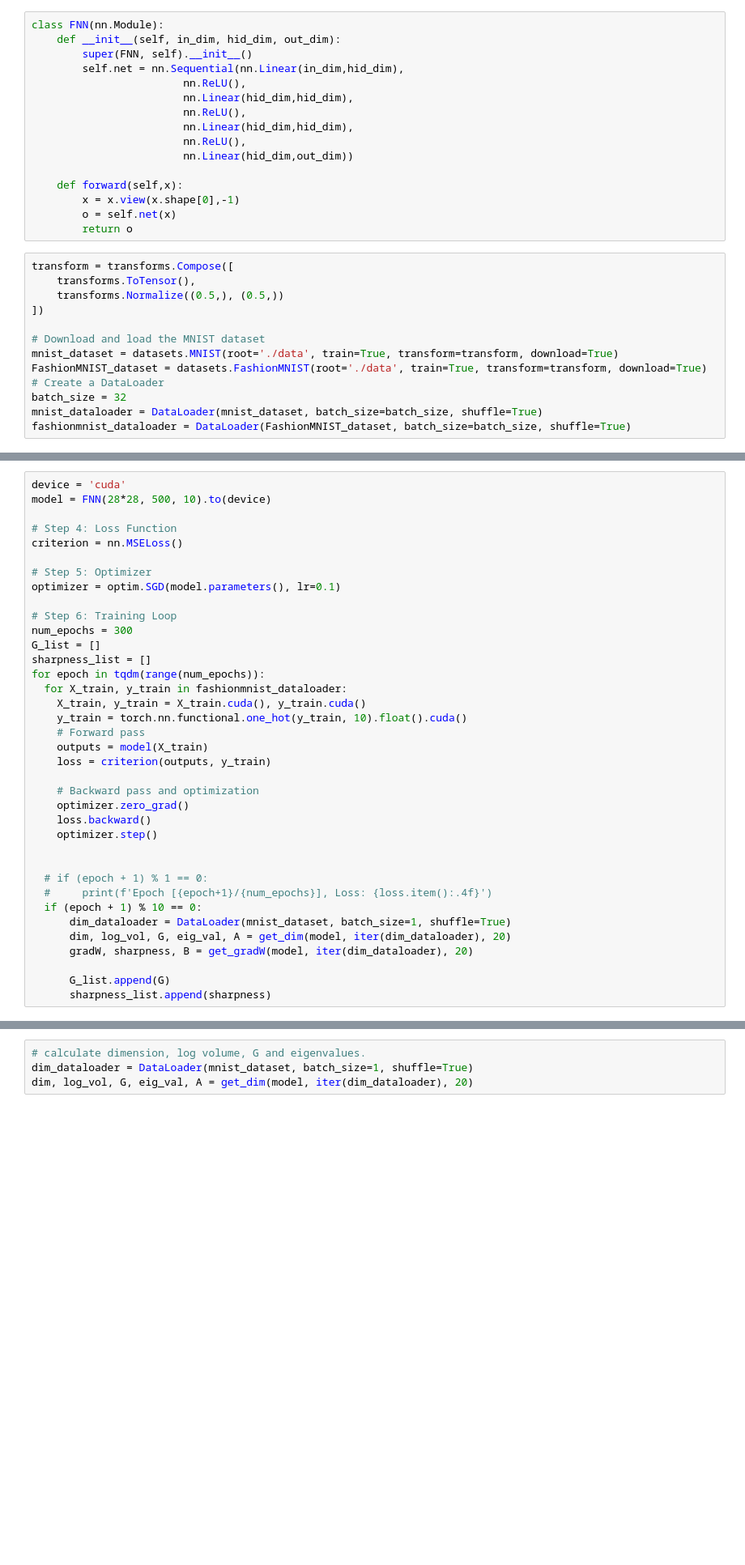
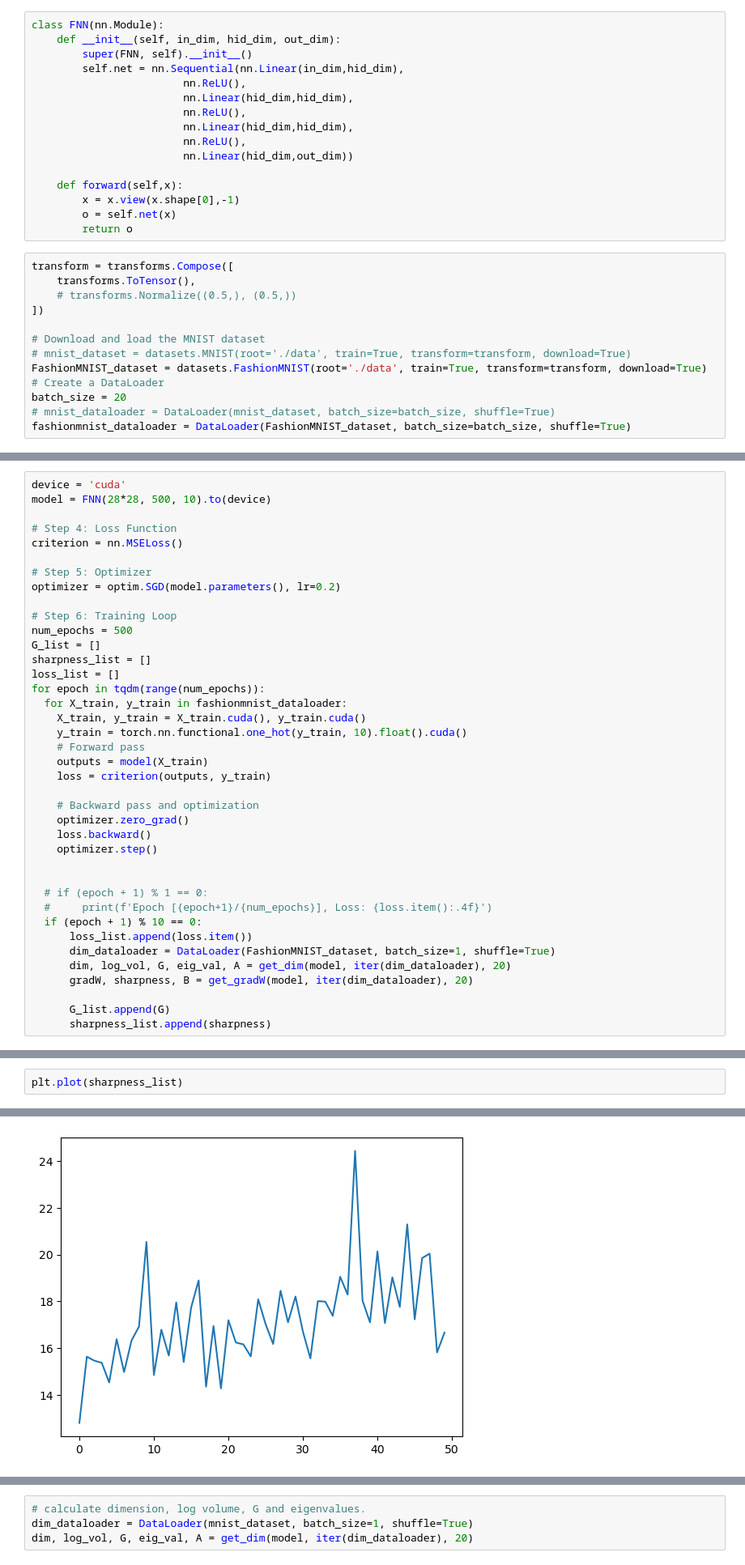
Before and after one commit to chinsengi/sharpdim, a Jupyter notebook: simpleFNN.ipynb, the cells around one changed output, grey strips where cells are left out. Shown at 81% size. Cells and saved outputs as stored; diff of their text form; blank space fills up the shorter version.

```diff
--- a/simpleFNN.ipynb
+++ b/simpleFNN.ipynb
@@ -119,13 +121,13 @@ class FNN(nn.Module):
 # %%
 transform = transforms.Compose([
     transforms.ToTensor(),
-    transforms.Normalize((0.5,), (0.5,))
+    # transforms.Normalize((0.5,), (0.5,))
 ])
 
 # Download and load the MNIST dataset
-mnist_dataset = datasets.MNIST(root='./data', train=True, transform=transform, download=True)
+# mnist_dataset = datasets.MNIST(root='./data', train=True, transform=transform, download=True)
 FashionMNIST_dataset = datasets.FashionMNIST(root='./data', train=True, transform=transform, download=True)
 # Create a DataLoader
-batch_size = 32
-mnist_dataloader = DataLoader(mnist_dataset, batch_size=batch_size, shuffle=True)
+batch_size = 20
+# mnist_dataloader = DataLoader(mnist_dataset, batch_size=batch_size, shuffle=True)
 fashionmnist_dataloader = DataLoader(FashionMNIST_dataset, batch_size=batch_size, shuffle=True)
@@ -169,12 +139,13 @@ model = FNN(28*28, 500, 10).to(device)
 criterion = nn.MSELoss()
 
 # Step 5: Optimizer
-optimizer = optim.SGD(model.parameters(), lr=0.1)
+optimizer = optim.SGD(model.parameters(), lr=0.2)
 
 # Step 6: Training Loop
-num_epochs = 300
+num_epochs = 500
 G_list = []
 sharpness_list = []
+loss_list = []
 for epoch in tqdm(range(num_epochs)):
   for X_train, y_train in fashionmnist_dataloader:
     X_train, y_train = X_train.cuda(), y_train.cuda()
@@ -192,7 +163,8 @@ for epoch in tqdm(range(num_epochs)):
   # if (epoch + 1) % 1 == 0:
   #     print(f'Epoch [{epoch+1}/{num_epochs}], Loss: {loss.item():.4f}')
   if (epoch + 1) % 10 == 0:
-      dim_dataloader = DataLoader(mnist_dataset, batch_size=1, shuffle=True)
+      loss_list.append(loss.item())
+      dim_dataloader = DataLoader(FashionMNIST_dataset, batch_size=1, shuffle=True)
       dim, log_vol, G, eig_val, A = get_dim(model, iter(dim_dataloader), 20)
       gradW, sharpness, B = get_gradW(model, iter(dim_dataloader), 20)
 
@@ -202,0 +173,3 @@ NameError: name 'FNN' is not defined
+# %%
+plt.plot(sharpness_list)
+# %% [output]
@@ -202,0 +177 @@ NameError: name 'FNN' is not defined
+[figure, added]
```
Also changed, not shown: parts of 7 cells of this notebook.
